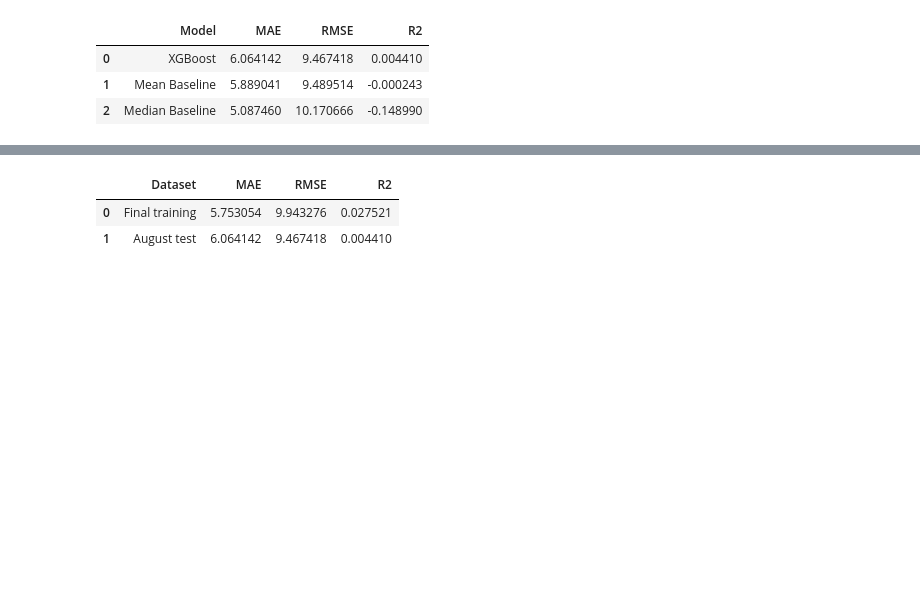
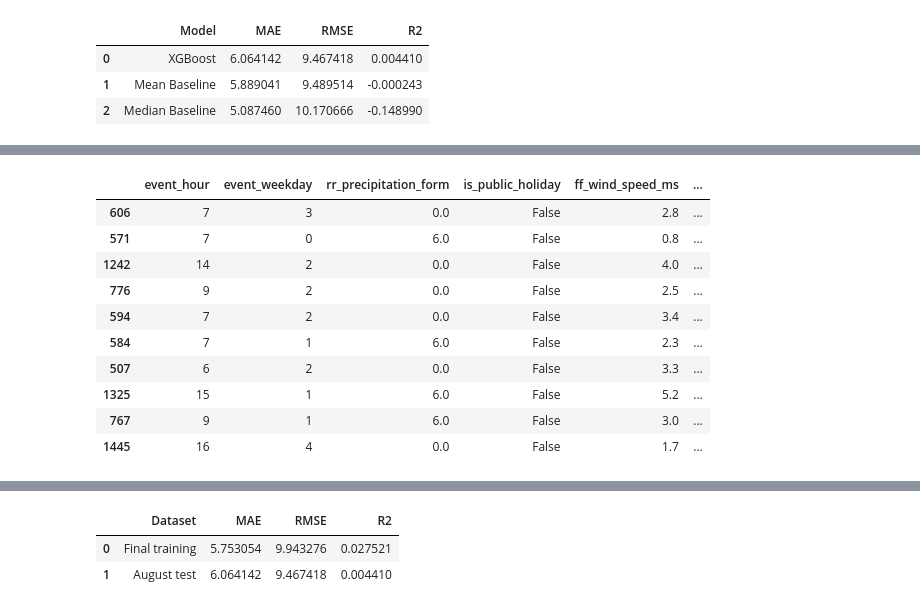
Before and after one commit to LeblL/LukasLeblBA, a Jupyter notebook: notebooks/modeling/03_final_evaluation.ipynb, the cells around one changed output, grey strips where cells are left out. Drawn from its saved outputs; the diff is of its cells as text; code cells hidden in the pictures; blank space fills up the shorter version.

```diff
--- a/notebooks/modeling/03_final_evaluation.ipynb
+++ b/notebooks/modeling/03_final_evaluation.ipynb
@@ -181,0 +282,38 @@ model_comparison.round(6)
+# %%
+feature_target_prediction_data = X_test[model_features].copy()
+feature_target_prediction_data["actual_delay"] = y_test.to_numpy()
+feature_target_prediction_data["prediction"] = test_predictions
+
+feature_group_spread = (
+    feature_target_prediction_data
+    .groupby(model_features, dropna=False)
+    .agg(
+        count=("actual_delay", "size"),
+        mean_actual_delay=("actual_delay", "mean"),
+        std_actual_delay=("actual_delay", "std"),
+        min_actual_delay=("actual_delay", "min"),
+        max_actual_delay=("actual_delay", "max"),
+        mean_prediction=("prediction", "mean"),
+    )
+    .reset_index()
+)
+
+largest_duplicate_feature_groups = (
+    feature_group_spread[feature_group_spread["count"] > 1]
+    .sort_values("count", ascending=False)
+    .head(10)
+)
+
+largest_duplicate_feature_groups.round(3)
+# %% [output]
+|  | event_hour | event_weekday | rr_precipitation_form | is_public_holiday | ff_wind_speed_ms | ... |
+| 606 | 7 | 3 | 0.0 | False | 2.8 | ... |
+| 571 | 7 | 0 | 6.0 | False | 0.8 | ... |
+| 1242 | 14 | 2 | 0.0 | False | 4.0 | ... |
+| 776 | 9 | 2 | 0.0 | False | 2.5 | ... |
+| 594 | 7 | 2 | 0.0 | False | 3.4 | ... |
+| 584 | 7 | 1 | 6.0 | False | 2.3 | ... |
+| 507 | 6 | 2 | 0.0 | False | 3.3 | ... |
+| 1325 | 15 | 1 | 6.0 | False | 5.2 | ... |
+| 767 | 9 | 1 | 6.0 | False | 3.0 | ... |
+| 1445 | 16 | 4 | 0.0 | False | 1.7 | ... |
```
Also changed, not shown: parts of 11 cells of this notebook.
